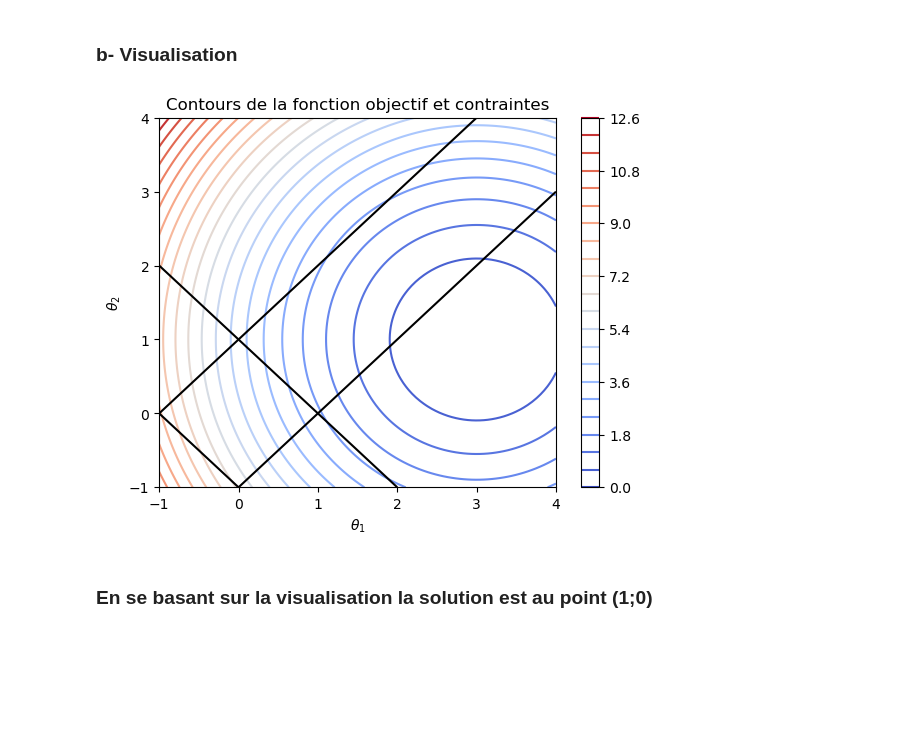
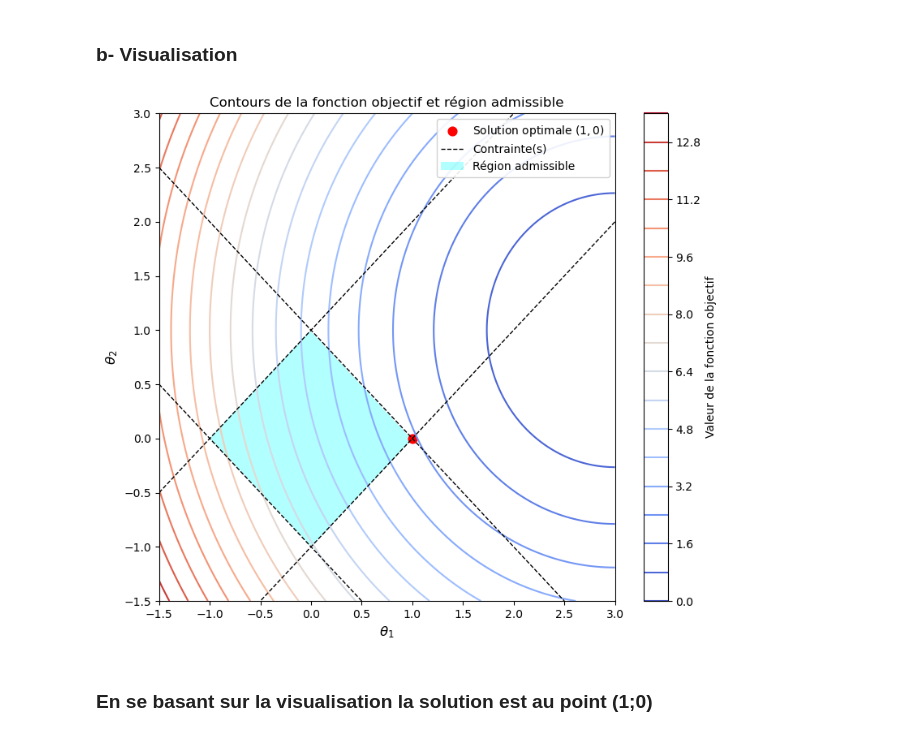
Before and after one commit to LittleDarkBug/optimisation-svm, a Jupyter notebook: SOSSOU_Didi_Orlog_Opti_Avec_Contraintes.ipynb, the cells around one changed output. Saved outputs shown, nothing was run; the diff lists cells and outputs as text; code cells hidden in the pictures; blank space fills up the shorter version.

```diff
--- a/SOSSOU_Didi_Orlog_Opti_Avec_Contraintes.ipynb
+++ b/SOSSOU_Didi_Orlog_Opti_Avec_Contraintes.ipynb
@@ -400,48 +400,61 @@ A = np.array([[1, 1], [1, -1], [-1, 1], [-1, -1]])
 ### b- Visualisation
 # %%
 import sympy
+import numpy as np
 import matplotlib.pyplot as plt
 from matplotlib import cm
+from matplotlib.lines import Line2D
+from matplotlib.patches import Patch
 
 def plot_contours_exercice_section(A, b):
-    """
-    Trace les courbes de niveau de la fonction objectif et les contraintes sous forme matricielle.
-    """
-    # Variables symboliques
     theta1, theta2 = sympy.symbols('theta1 theta2')
-
-    # Fonction objectif
     objective_expr = 0.5 * (theta1**2 - 6*theta1 + 9 + theta2**2 - 2*theta2 + 1)
-
-    # Contraintes sous forme matricielle
     theta_vec = sympy.Matrix([theta1, theta2])
     constraint_exprs = A @ theta_vec - sympy.Matrix(b)
-    t1_vals = np.linspace(-1, 4, 100)
-    t2_vals = np.linspace(-1, 4, 100)
+
+    t1_vals = np.linspace(-1.5, 3, 200)
+    t2_vals = np.linspace(-1.5, 3, 200)
     t1_grid, t2_grid = np.meshgrid(t1_vals, t2_vals)
 
-    # Conversion en fonction numérique
     objective_func = sympy.lambdify((theta1, theta2), objective_expr, 'numpy')
     objective_vals = objective_func(t1_grid, t2_grid)
 
-    # Création de la figure
-    fig, ax = plt.subplots()
+    fig, ax = plt.subplots(figsize=(8, 7))
     contour = ax.contour(t1_grid, t2_grid, objective_vals, levels=20, cmap=cm.coolwarm)
-    fig.colorbar(contour, ax=ax)
+    fig.colorbar(contour, ax=ax, label="Valeur de la fonction objectif")
+
+    # Création du masque de la région admissible selon les contraintes
+    constraint_mask = np.ones_like(t1_grid, dtype=bool)
     for expr in constraint_exprs:
         constraint_func = sympy.lambdify((theta1, theta2), expr, 'numpy')
         constraint_vals = constraint_func(t1_grid, t2_grid)
-        ax.contour(t1_grid, t2_grid, constraint_vals, levels=[0], colors='k')
-    ax.set_xlim(-1, 4)
-    ax.set_ylim(-1, 4)
-    ax.set_xlabel(r'$\theta_1$')
-    ax.set_ylabel(r'$\theta_2$')
-    ax.set_title("Contours de la fonction objectif et contraintes")
+        constraint_mask &= (constraint_vals <= 0)
+        # Tracé des courbes de niveau des contraintes (lignes en pointillés)
+        ax.contour(t1_grid, t2_grid, constraint_vals, levels=[0], colors='k', linestyles='dashed', linewidths=1)
+
+    # Remplissage de la région admissible
+    ax.contourf(t1_grid, t2_grid, np.where(constraint_mask, 1, np.nan), levels=[0, 1], colors='cyan', alpha=0.3)
+
+    # Affichage de la solution optimale
+    sol = ax.scatter(1, 0, color='red', marker='o', s=60, label="Solution optimale $(1,0)$")
+
+    ax.set_xlim(-1.5, 3)
+    ax.set_ylim(-1.5, 3)
+    ax.set_xlabel(r'$\theta_1$', fontsize=12)
+    ax.set_ylabel(r'$\theta_2$', fontsize=12)
+    ax.set_title("Contours de la fonction objectif et région admissible")
+
+    # Création d'éléments de légende personnalisés pour les contraintes et la région admissible
+    contrainte_leg = Line2D([0], [0], color='k', linestyle='dashed', linewidth=1, label="Contrainte(s)")
+    region_leg = Patch(facecolor='cyan', edgecolor='none', alpha=0.3, label="Région admissible")
+
+    ax.legend(handles=[sol, contrainte_leg, region_leg], loc="upper right", fontsize=10, framealpha=0.9)
+    plt.tight_layout()
     plt.show()
 
 plot_contours_exercice_section(A, b)
 # %% [output]
-[figure, old version]
+[figure, new version]
 # %% [markdown]
 ### En se basant sur la visualisation la solution est au point (1;0)
 # %% [markdown]
```
Also changed, not shown: parts of 1 cell of this notebook.
